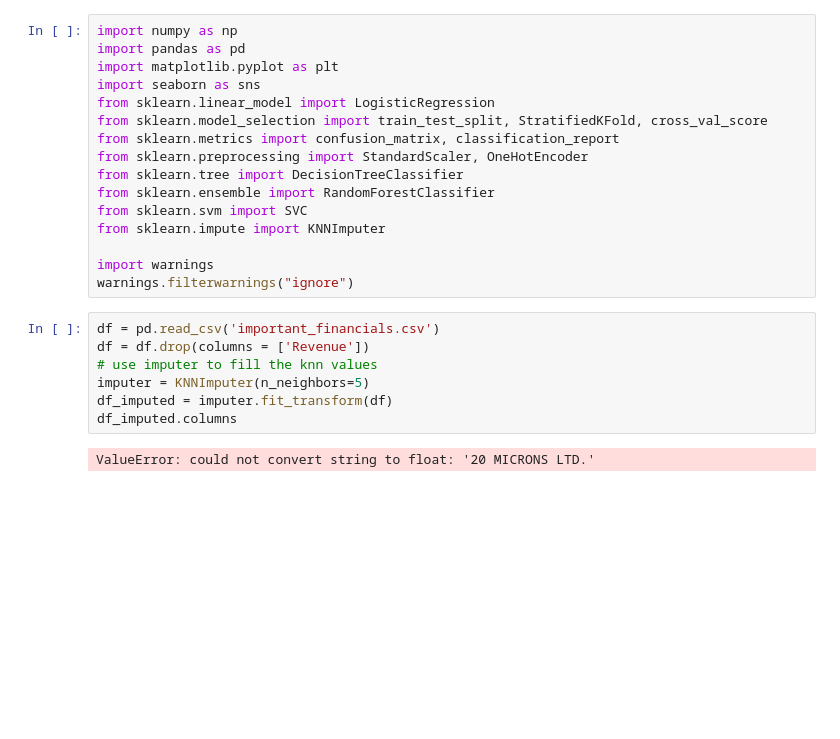
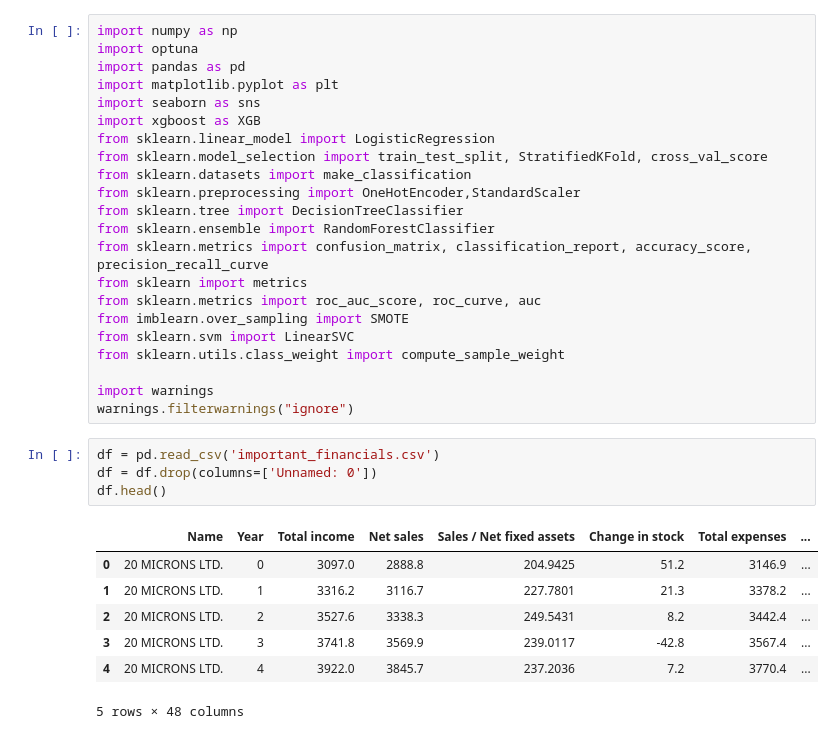
Before and after one commit to khushbhuta/FinancialDistressPrediction, a Jupyter notebook: Classifiers/Best_Classifiers.ipynb, the cells around one changed output. Cells and saved outputs as stored; diff of their text form; blank space fills up the shorter version.

```diff
--- a/Classifiers/Best_Classifiers.ipynb
+++ b/Classifiers/Best_Classifiers.ipynb
@@ -1,25 +1,34 @@
 # %%
 import numpy as np
+import optuna
 import pandas as pd
 import matplotlib.pyplot as plt
 import seaborn as sns
+import xgboost as XGB
 from sklearn.linear_model import LogisticRegression
 from sklearn.model_selection import train_test_split, StratifiedKFold, cross_val_score
-from sklearn.metrics import confusion_matrix, classification_report
-from sklearn.preprocessing import StandardScaler, OneHotEncoder
+from sklearn.datasets import make_classification
+from sklearn.preprocessing import OneHotEncoder,StandardScaler
 from sklearn.tree import DecisionTreeClassifier
 from sklearn.ensemble import RandomForestClassifier
-from sklearn.svm import SVC
-from sklearn.impute import KNNImputer
+from sklearn.metrics import confusion_matrix, classification_report, accuracy_score, precision_recall_curve
+from sklearn import metrics
+from sklearn.metrics import roc_auc_score, roc_curve, auc
+from imblearn.over_sampling import SMOTE
+from sklearn.svm import LinearSVC
+from sklearn.utils.class_weight import compute_sample_weight
 
 import warnings
 warnings.filterwarnings("ignore")
 # %%
 df = pd.read_csv('important_financials.csv')
-df = df.drop(columns = ['Revenue'])
-# use imputer to fill the knn values
-imputer = KNNImputer(n_neighbors=5)
-df_imputed = imputer.fit_transform(df)
-df_imputed.columns
+df = df.drop(columns=['Unnamed: 0'])
+df.head()
 # %% [output]
+|  | Name | Year | Total income | Net sales | Sales / Net fixed assets | Change in stock | Total expenses | ... |
+| 0 | 20 MICRONS LTD. | 0 | 3097.0 | 2888.8 | 204.9425 | 51.2 | 3146.9 | ... |
+| 1 | 20 MICRONS LTD. | 1 | 3316.2 | 3116.7 | 227.7801 | 21.3 | 3378.2 | ... |
+| 2 | 20 MICRONS LTD. | 2 | 3527.6 | 3338.3 | 249.5431 | 8.2 | 3442.4 | ... |
+| 3 | 20 MICRONS LTD. | 3 | 3741.8 | 3569.9 | 239.0117 | -42.8 | 3567.4 | ... |
+| 4 | 20 MICRONS LTD. | 4 | 3922.0 | 3845.7 | 237.2036 | 7.2 | 3770.4 | ... |
-ValueError: could not convert string to float: '20 MICRONS LTD.'
+5 rows × 48 columns
```
Also changed, not shown: parts of 16 cells of this notebook.
